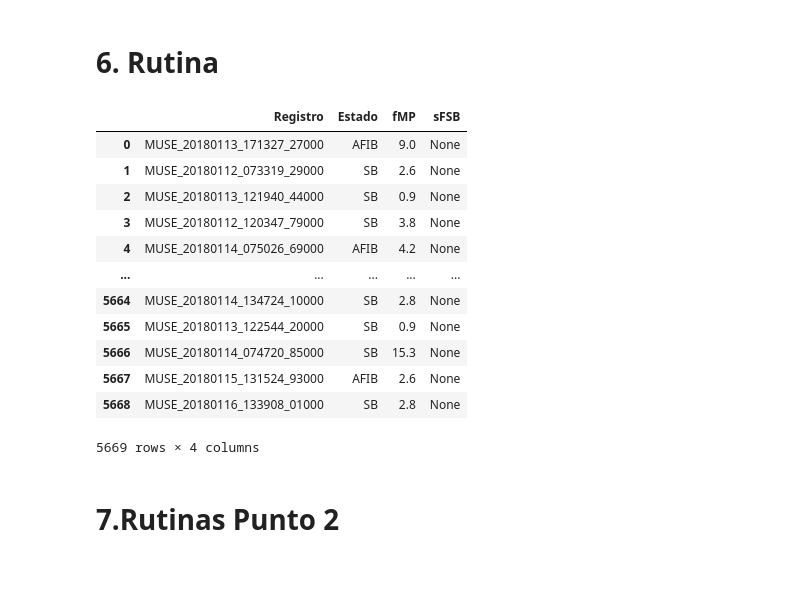
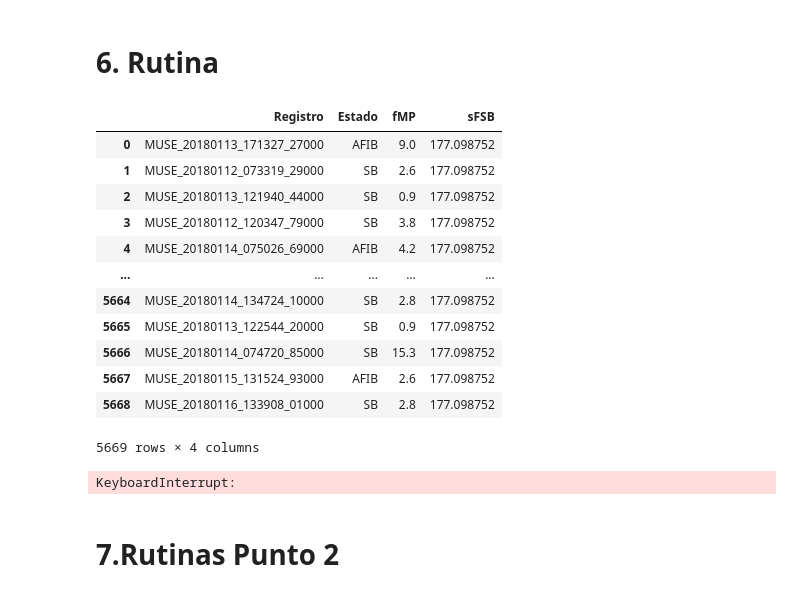
Before and after one commit to juandayo001/Biose-ales_20242, a Jupyter notebook: proyecto2biosenales.ipynb, the cells around one changed output. Cells and saved outputs as stored; diff of their text form; code cells hidden in the pictures.

```diff
--- a/proyecto2biosenales.ipynb
+++ b/proyecto2biosenales.ipynb
@@ -340,46 +335,94 @@ for index, row in df_filtrado.iterrows():
         # Aplicar detrending de nuevo
         detrended_signal2 = detrend(compressed_signal)
 
         # Calcular la frecuencia máxima de potencia
         try:
             fMP_result = MAX_Pot(detrended_signal2, grafico=False)
             fMP = fMP_result['Máxima frecuencia']
         except KeyError:
             print(f"Error: 'Máxima frecuencia' no encontrada para el registro {registro}.")
             fMP = None
 
 
-        sFSB = None
+
 
         # Acumular los datos en la lista
         data_to_append.append({
             'Registro': registro,
             'Estado': estado,
             'fMP': fMP,  # Usar la frecuencia máxima de potencia
             'sFSB': sFSB  # Placeholder para sFSB
         })
     else:
         print(f"El registro {registro} no se encontró en ecg_dict.")
 
 # Convertir la lista en un DataFrame
 Data_rutina = pd.DataFrame(data_to_append)
 
 # Mostrar el DataFrame resultante
 Data_rutina
 # %% [output]
 |  | Registro | Estado | fMP | sFSB |
-| 0 | MUSE_20180113_171327_27000 | AFIB | 9.0 | None |
-| 1 | MUSE_20180112_073319_29000 | SB | 2.6 | None |
-| 2 | MUSE_20180113_121940_44000 | SB | 0.9 | None |
-| 3 | MUSE_20180112_120347_79000 | SB | 3.8 | None |
-| 4 | MUSE_20180114_075026_69000 | AFIB | 4.2 | None |
+| 0 | MUSE_20180113_171327_27000 | AFIB | 9.0 | 177.098752 |
+| 1 | MUSE_20180112_073319_29000 | SB | 2.6 | 177.098752 |
+| 2 | MUSE_20180113_121940_44000 | SB | 0.9 | 177.098752 |
+| 3 | MUSE_20180112_120347_79000 | SB | 3.8 | 177.098752 |
+| 4 | MUSE_20180114_075026_69000 | AFIB | 4.2 | 177.098752 |
 | ... | ... | ... | ... | ... |
-| 5664 | MUSE_20180114_134724_10000 | SB | 2.8 | None |
-| 5665 | MUSE_20180113_122544_20000 | SB | 0.9 | None |
-| 5666 | MUSE_20180114_074720_85000 | SB | 15.3 | None |
-| 5667 | MUSE_20180115_131524_93000 | AFIB | 2.6 | None |
-| 5668 | MUSE_20180116_133908_01000 | SB | 2.8 | None |
+| 5664 | MUSE_20180114_134724_10000 | SB | 2.8 | 177.098752 |
+| 5665 | MUSE_20180113_122544_20000 | SB | 0.9 | 177.098752 |
+| 5666 | MUSE_20180114_074720_85000 | SB | 15.3 | 177.098752 |
+| 5667 | MUSE_20180115_131524_93000 | AFIB | 2.6 | 177.098752 |
+| 5668 | MUSE_20180116_133908_01000 | SB | 2.8 | 177.098752 |
 5669 rows × 4 columns
+# %%
+data_to_append = []
+
+# Procesar el DataFrame filtrado
+for index, row in df_filtrado.iterrows():
+    registro = row['FileName']
+    estado = row['Rhythm']
+
+    # Verificar si el registro está en ecg_dict
+    if registro in ecg_dict:
+        signal = ecg_dict[registro]  # Obtener la señal del diccionario
+
+        # Aplicar detrending a la señal
+        detrended_signal = detrend(signal)
+
+        # Calcular Xmin y Xmax para la compresión
+        Xmin = np.min(detrended_signal)
+        Xmax = np.max(detrended_signal)
+
+        # Aplicar compresión
+        compressed_signal = compression(detrended_signal, Xmin, Xmax)
+
+        # Aplicar detrending de nuevo (verifica si es necesario)
+        detrended_signal2 = detrend(compressed_signal)
+
+        # hallar sFSB
+        _, _, sFSB = calc_bis_bic(señal_ejemplo, 100, 500)
+
+        # Calcular la frecuencia máxima de potencia
+        fMP_result = MAX_Pot(detrended_signal2, grafico=False)
+
+        # Acumular los datos en la lista
+        data_to_append.append({
+            'Registro': registro,
+            'Estado': estado,
+            'fMP': fMP_result['Máxima frecuencia'],  # Usar la clave correcta para fMP
+            'sFSB': sFSB  # Placeholder para sFSB
+        })
+    else:
+        print(f"El registro {registro} no se encontró en ecg_dict.")
+
+# Convertir la lista en un DataFrame
+Data_rutina = pd.DataFrame(data_to_append)
+
+# Mostrar el DataFrame resultante
+Data_rutina
+# %% [output]
+KeyboardInterrupt:
 # %% [markdown]
 # 7.Rutinas Punto 2
 # %%
```
Also changed, not shown: parts of 4 cells of this notebook.
